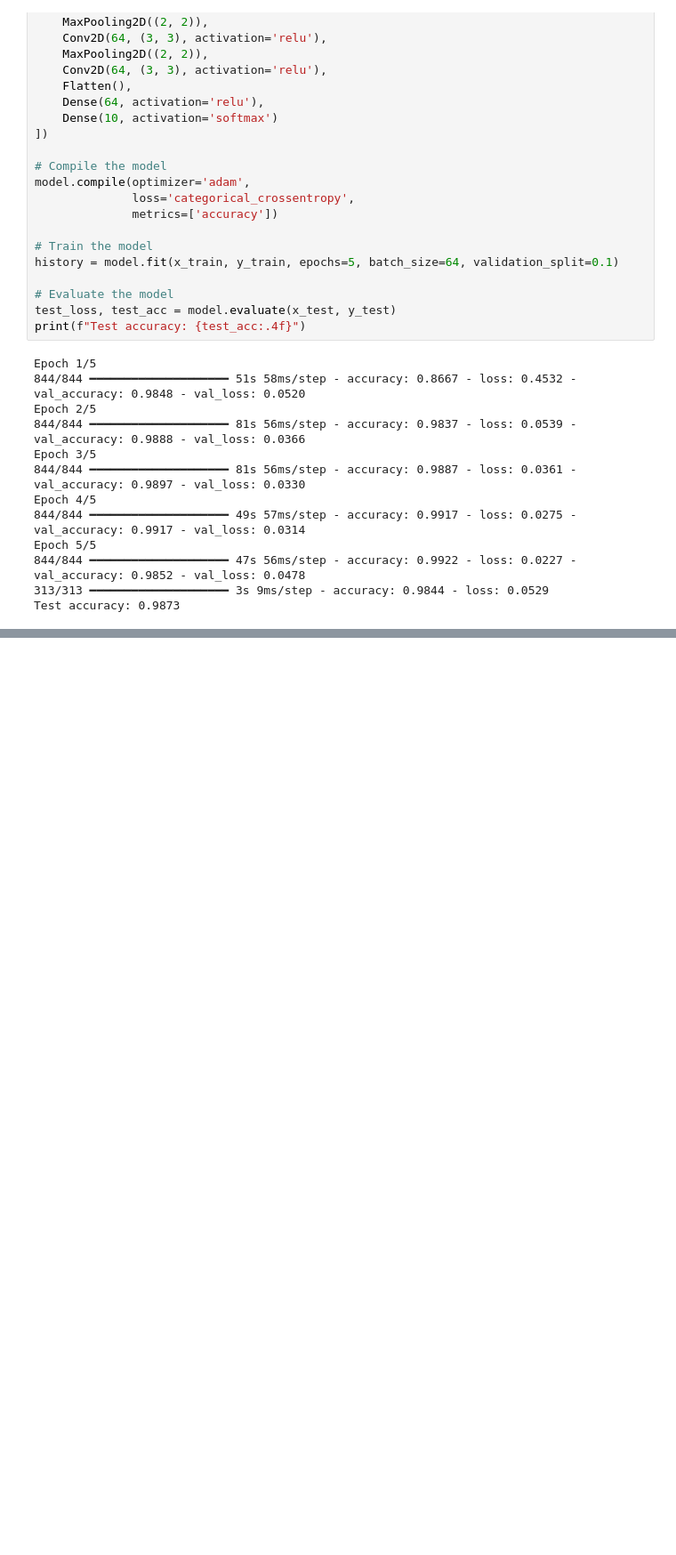
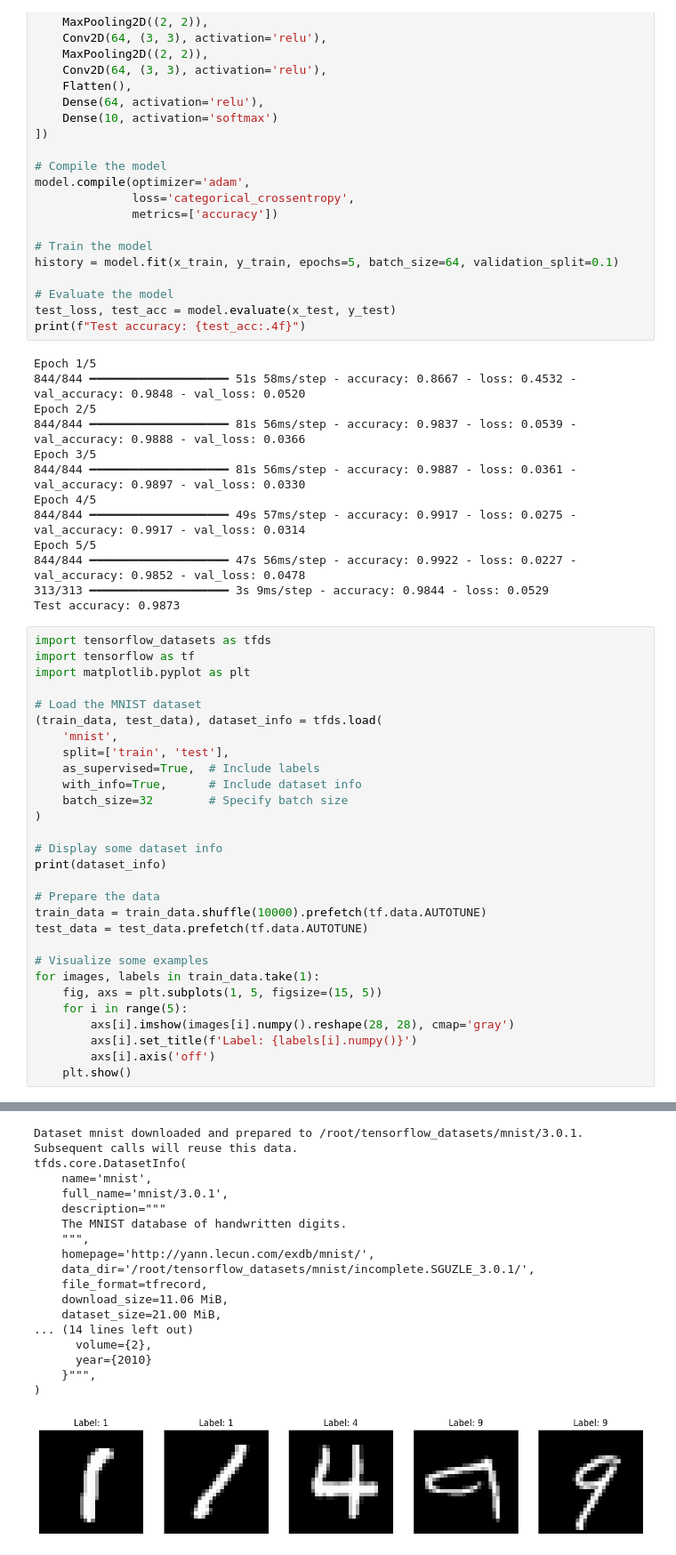
Before and after one commit to Vara710/Deep-Learning, a Jupyter notebook: Untitled11.ipynb, the cells around one changed output, grey strips where cells are left out. Shown at 89% size. Cells and saved outputs as stored; diff of their text form; blank space fills up the shorter version.

```diff
--- a/Untitled11.ipynb
+++ b/Untitled11.ipynb
@@ -182,3 +182,33 @@ Epoch 5/5
 844/844 ━━━━━━━━━━━━━━━━━━━━ 47s 56ms/step - accuracy: 0.9922 - loss: 0.0227 - val_accuracy: 0.9852 - val_loss: 0.0478
 313/313 ━━━━━━━━━━━━━━━━━━━━ 3s 9ms/step - accuracy: 0.9844 - loss: 0.0529
 Test accuracy: 0.9873
+# %%
+import tensorflow_datasets as tfds
+import tensorflow as tf
+import matplotlib.pyplot as plt
+
+# Load the MNIST dataset
+(train_data, test_data), dataset_info = tfds.load(
+    'mnist',
+    split=['train', 'test'],
+    as_supervised=True,  # Include labels
+    with_info=True,      # Include dataset info
+    batch_size=32        # Specify batch size
+)
+
+# Display some dataset info
+print(dataset_info)
+
+# Prepare the data
+train_data = train_data.shuffle(10000).prefetch(tf.data.AUTOTUNE)
+test_data = test_data.prefetch(tf.data.AUTOTUNE)
+
+# Visualize some examples
+for images, labels in train_data.take(1):
+    fig, axs = plt.subplots(1, 5, figsize=(15, 5))
+    for i in range(5):
+        axs[i].imshow(images[i].numpy().reshape(28, 28), cmap='gray')
+        axs[i].set_title(f'Label: {labels[i].numpy()}')
+        axs[i].axis('off')
+    plt.show()
+# %% [output]
@@ -184,0 +216,18 @@ Test accuracy: 0.9873
+Dataset mnist downloaded and prepared to /root/tensorflow_datasets/mnist/3.0.1. Subsequent calls will reuse this data.
+tfds.core.DatasetInfo(
+    name='mnist',
+    full_name='mnist/3.0.1',
+    description="""
+    The MNIST database of handwritten digits.
+    """,
+    homepage='http://yann.lecun.com/exdb/mnist/',
+    data_dir='/root/tensorflow_datasets/mnist/incomplete.SGUZLE_3.0.1/',
+    file_format=tfrecord,
+    download_size=11.06 MiB,
+    dataset_size=21.00 MiB,
+... (14 lines left out)
+      volume={2},
+      year={2010}
+    }""",
+)
+[figure, added]
```
Also changed, not shown: parts of 1 cell of this notebook.
